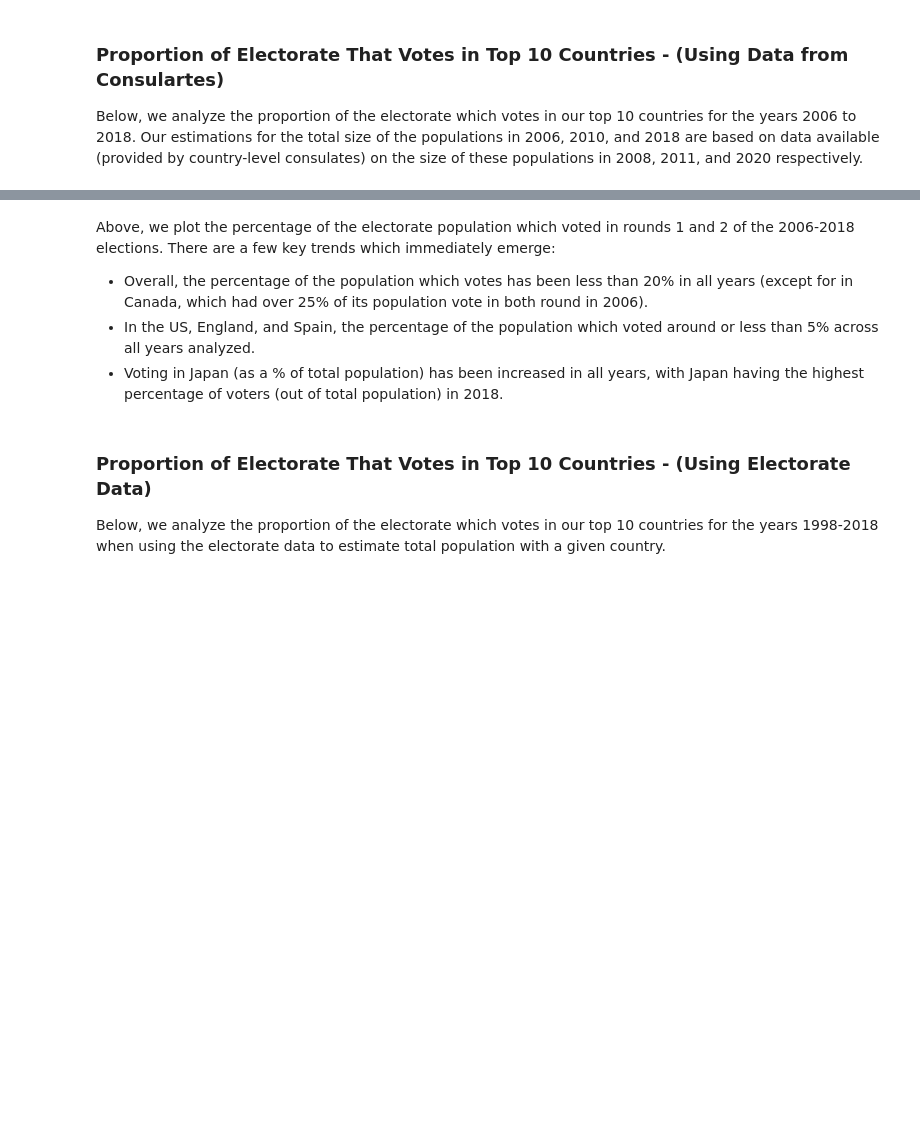
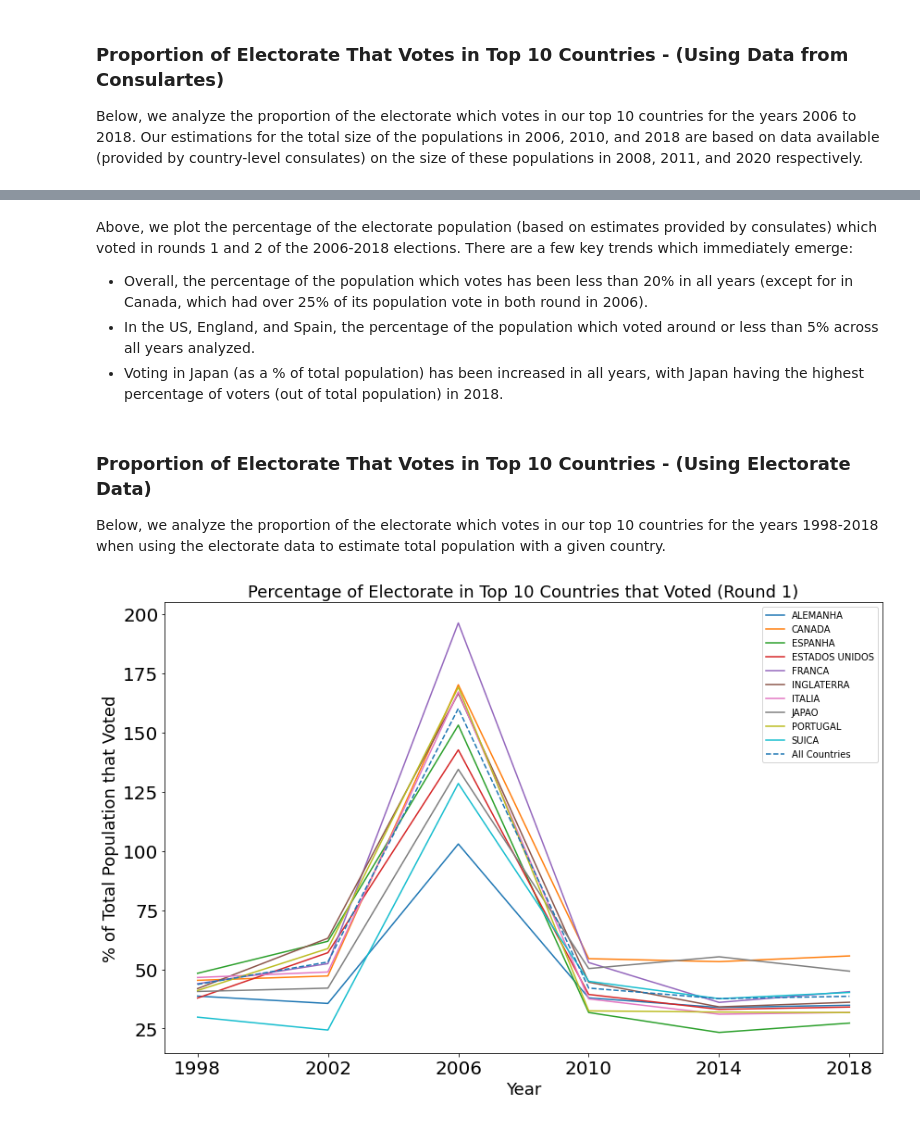
Before and after one commit to BU-Spark/ds-boston-bpda-br-election, a Jupyter notebook: TEAM1/src/votingdata.ipynb, the cells around one changed output, grey strips where cells are left out. Cells and saved outputs as stored; diff of their text form; code cells hidden in the pictures; blank space fills up the shorter version.

```diff
--- a/TEAM1/src/votingdata.ipynb
+++ b/TEAM1/src/votingdata.ipynb
@@ -843,5 +843,5 @@ plot_top_10_voting_proportions_consulates(top_10, [2006, 2010, 2014, 2018], 2)
 # %% [markdown]
-Above, we plot the percentage of the electorate population which voted in rounds 1 and 2 of the 2006-2018 elections. There are a few key trends which immediately emerge:
+Above, we plot the percentage of the electorate population (based on estimates provided by consulates) which voted in rounds 1 and 2 of the 2006-2018 elections. There are a few key trends which immediately emerge:
 * Overall, the percentage of the population which votes has been less than 20% in all years (except for in Canada, which had over 25% of its population vote in both round in 2006).
 * In the US, England, and Spain, the percentage of the population which voted around or less than 5% across all years analyzed.
 * Voting in Japan (as a % of total population) has been increased in all years, with Japan having the highest percentage of voters (out of total population) in 2018.
@@ -857,19 +857,17 @@ def plot_top_10_voting_proportions_electorate(df_combined, top_10, elect_round):
     as a single plot
     :param df_combined -- The combined voting dataset
     :param top_10 -- The voting data for the top 10 countries
-    :param years -- The election years to plot (a List)
     :param elect_round -- The election round
     '''
-    #Extract countries and parties
+
+    #Get Electorate Data
+    electorate = get_electorate_data()
+
+    #Extract countries for top 10
     countries = top_10.municipality_name.unique()
 
-#     #Extract Datasets with total country populations
-#     df_pop_2008 = df_combined[df_combined]
-#     df_pop_2011 = pd.read_csv('../data/clean/PopTotal_2011.csv')
-#     df_pop_2014 = pd.read_csv('../data/clean/PopTotal_2014.csv')
-#     df_pop_2020 = pd.read_csv('../data/clean/PopTotal_2020.csv')
-
-    pop_datasets = [df_pop_2008, df_pop_2011, df_pop_2014, df_pop_2020]
+    #Extract dataset years
+    years = top_10.election_year.unique()
 
     plt.figure(figsize=(12,8))
 
@@ -888,9 +886,9 @@ def plot_top_10_voting_proportions_electorate(df_combined, top_10, elect_round):
             country_data = top_10[(top_10["election_year"] == year) & (top_10["municipality_name"]==country)& (top_10["election_round"]==elect_round)]
             country_total_votes = country_data.number_of_votes.sum()
 
-            #Extract country population data
-            pop_dataset = pop_datasets[index]
-            country_total_pop = df_combined[df_combined["country"]==country].total.sum()
+            #Extract electorate data
+            pop_dataset = electorate[(electorate["election_year"] == year)& (electorate["municipality_name"]==country)]
+            country_total_pop = pop_dataset.quantity_of_voters.sum()
 
             #Calculate proportion of population that voted
             prop_votes = (int(country_total_votes)/int(country_total_pop)) *100
@@ -899,6 +897,17 @@ def plot_top_10_voting_proportions_electorate(df_combined, top_10, elect_round):
         #Plot Data
         plt.plot(years, voting_proportion, label=country)
 
+    #Add Trend line for Total Dataset
+    voting_proportion_avg = [0 for i in range(len(years))]
+    for index, year in enumerate(years):
+        total_votes = df_combined[(df_combined["election_year"] == year) & (df_combined["election_round"]==elect_round)].number_of_votes.sum()
+        electorate_pop = electorate[(electorate["election_year"] == year)].quantity_of_voters.sum()
+        prop_votes = (int(total_votes)/int(electorate_pop)) *100
+        voting_proportion_avg[index] = prop_votes
+
+    #Plot dataset average
+    plt.plot(years, voting_proportion_avg, '--', label="All Countries")
+
 
     plt.xticks(years, [str(year) for year in years])
     plt.tick_params(axis='x', which='major', labelsize=20)
@@ -906,8 +915,13 @@ def plot_top_10_voting_proportions_electorate(df_combined, top_10, elect_round):
     plt.legend(loc='best', prop={'size': 10})
     plt.xlabel("Year", fontsize=18)
     plt.ylabel("% of Total Population that Voted", fontsize=18)
-    plt.title("Percentage of Population in Top 10 Countries that Voted (Round {})".format(elect_round), fontsize=18)
+    plt.title("Percentage of Electorate in Top 10 Countries that Voted (Round {})".format(elect_round), fontsize=18)
     plt.tight_layout()
 
     plt.tight_layout()
-    plt.savefig("../readme_images/Top_10_Voting/top_10_voting_percentage_round_{}.png".format(elect_round), facecolor='w')
+    plt.savefig("../readme_images/Top_10_Voting/top_10_voting_percentage_round_{}_electorate.png".format(elect_round), facecolor='w')
+# %%
+plot_top_10_voting_proportions_electorate(df_combined, top_10, 1)
+# print(df_combined.head())
+# %% [output]
+[figure, added]
```
Also changed, not shown: parts of 7 cells of this notebook, 5 other files.
